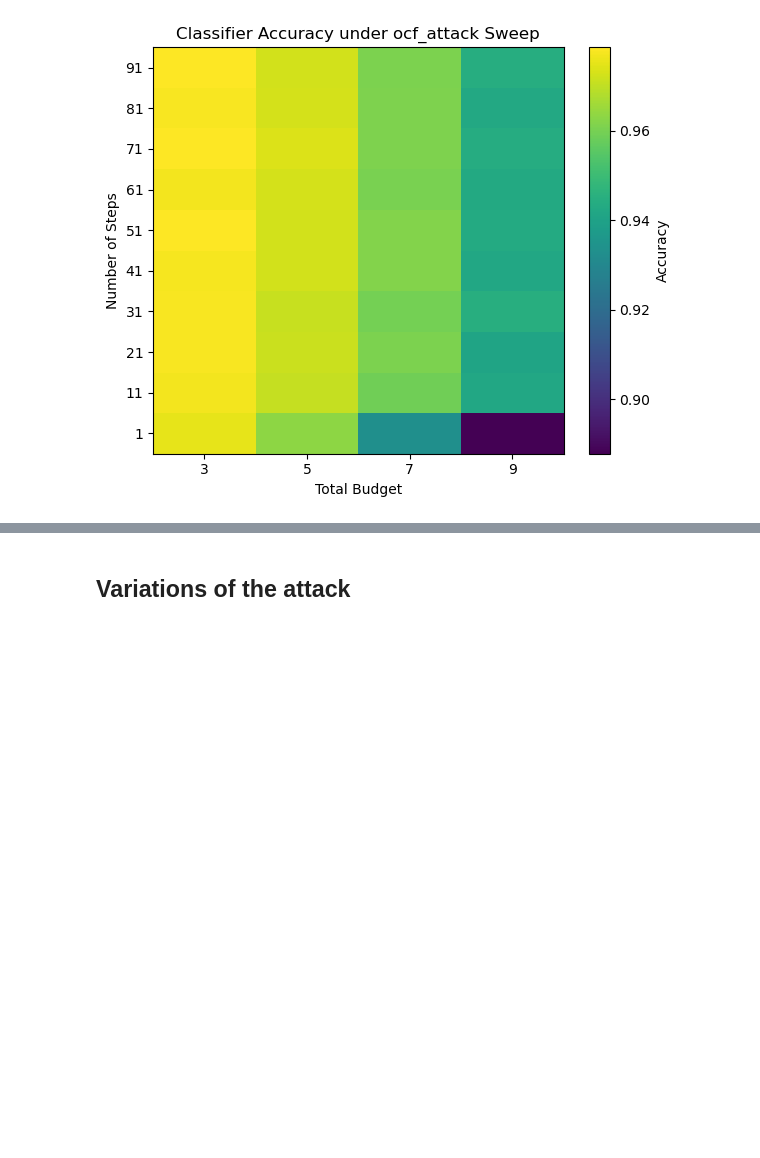
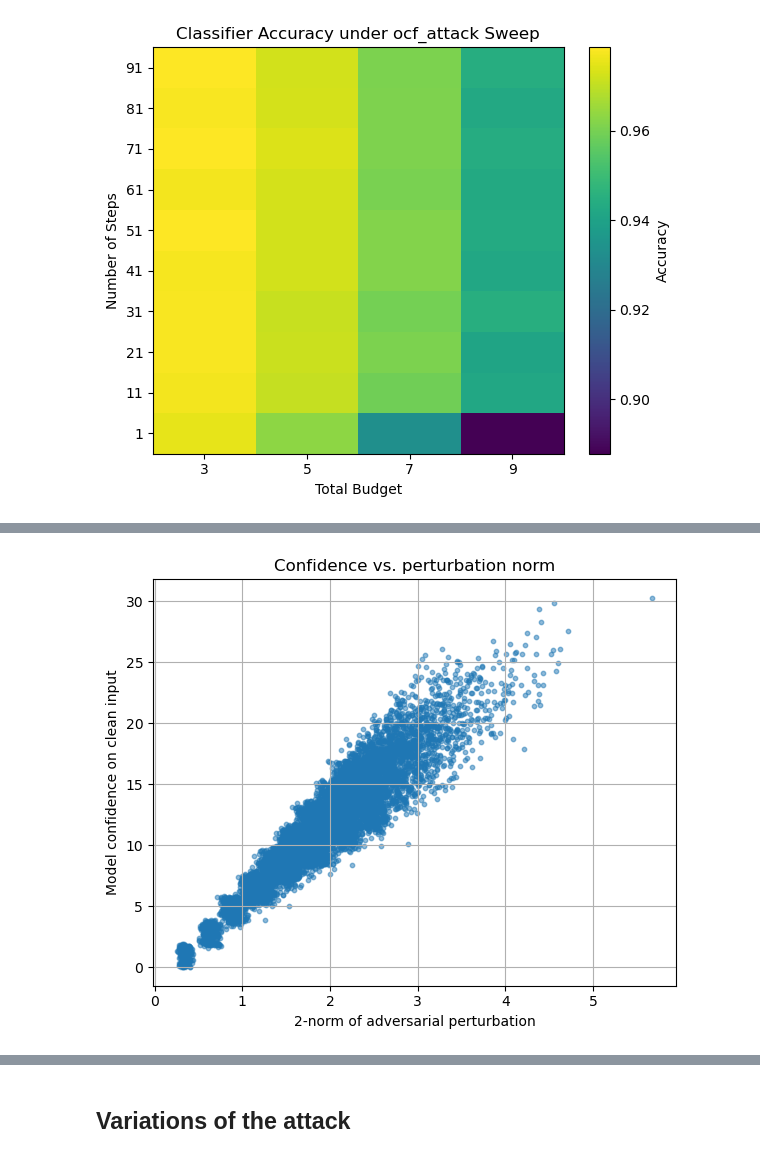
Before and after one commit to PabloHueso/Adversarial-attacks, a Jupyter notebook: ClassifierNotebook.ipynb, the cells around one changed output, grey strips where cells are left out. Saved outputs shown, nothing was run; the diff lists cells and outputs as text; code cells hidden in the pictures; blank space fills up the shorter version.

```diff
--- a/ClassifierNotebook.ipynb
+++ b/ClassifierNotebook.ipynb
@@ -256,0 +279,14 @@ Loading results\adv_sweep_20250513_142543.pt
+# %%
+norms = results["norms"].numpy()
+confidences = results["confidences"].numpy()
+
+plt.figure(figsize=(6, 5))
+plt.scatter(norms, confidences, s=10, alpha=0.5)
+plt.xlabel("2-norm of adversarial perturbation")
+plt.ylabel("Model confidence on clean input")
+plt.title("Confidence vs. perturbation norm")
+plt.grid(True)
+plt.tight_layout()
+plt.show()
+# %% [output]
+[figure, added]
```
Also changed, not shown: parts of 13 cells of this notebook, 1 other file.
